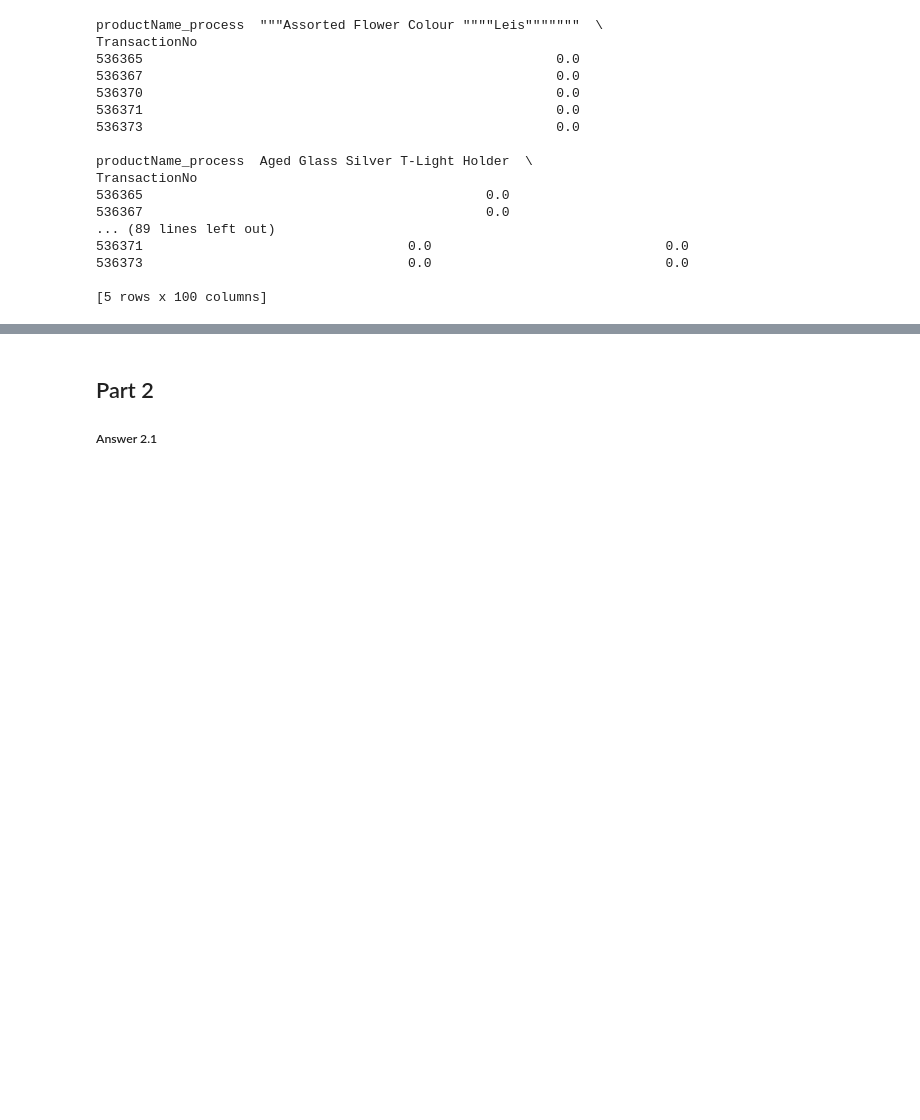
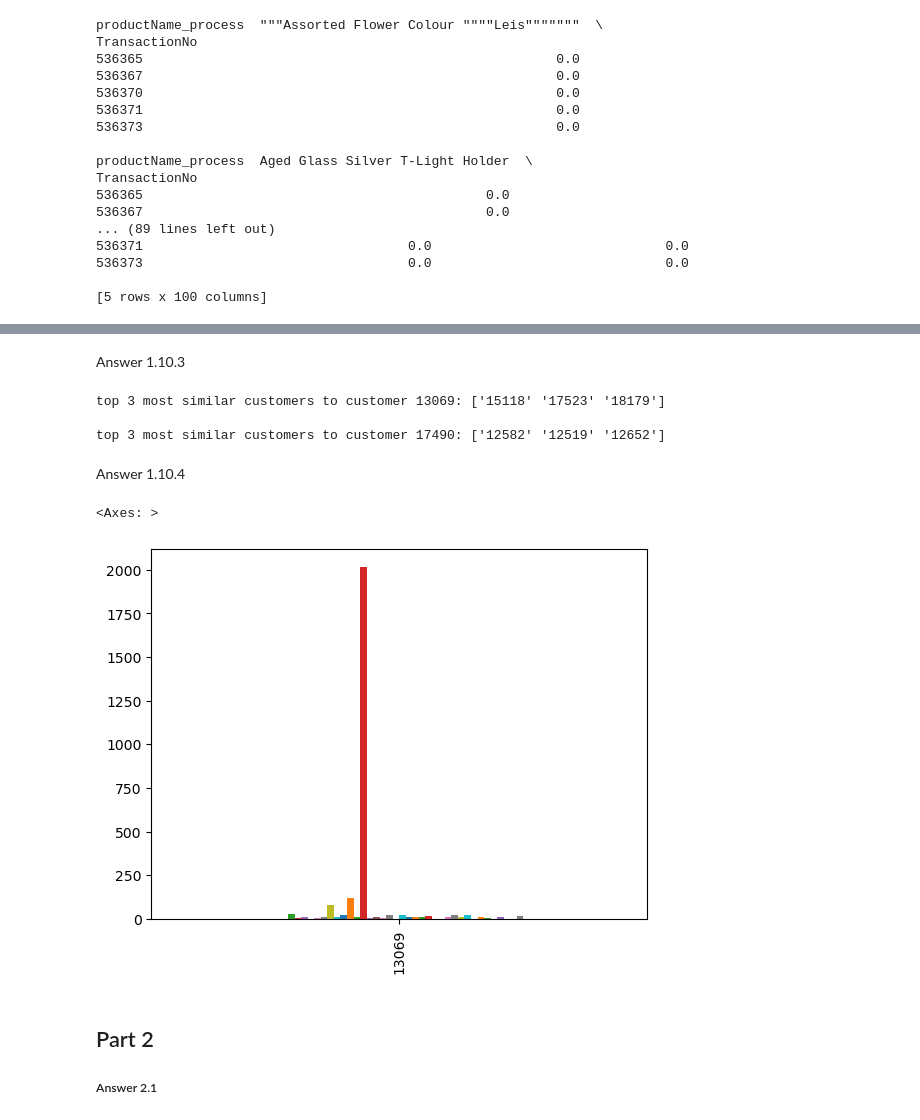
Before and after one commit to VourltazScriptSkid/assignmenttask2, a Jupyter notebook: SIT742AssignmentTask2.ipynb, the cells around one changed output, grey strips where cells are left out. Cells and saved outputs as stored; diff of their text form; code cells hidden in the pictures; blank space fills up the shorter version.

```diff
--- a/SIT742AssignmentTask2.ipynb
+++ b/SIT742AssignmentTask2.ipynb
@@ -36,7 +42,7 @@ spark = SparkSession.builder.appName("SIT742Task2").getOrCreate()
 external_path = os.getcwd()
 
 # define path do data
-data_path = external_path+'/transactionrecord'
+data_path = external_path+'/data/transactionrecord'
 
 # create spark df
 df = spark.read.format("csv").options(header='true', inferSchema='true', delimiter=',').load(data_path)
@@ -568,0 +644,17 @@ rules_3.to_csv('/association_rules_example_3.csv', index=False)
+# %%
+from sklearn.metrics.pairwise import euclidean_distances
+
+# convert to Pandas DataFrame
+customer_product_pd_df = customer_product_df.toPandas().set_index('CustomerNo')
+
+# store customerno index
+idx = customer_product_pd_df.index
+
+# calculate euclidian distances using scikit-learn euclidean_distances | https://scikit-learn.org/0.16/modules/generated/sklearn.metrics.pairwise.euclidean_distances.html
+customer_product_distances_df = pd.DataFrame(euclidean_distances(customer_product_pd_df, customer_product_pd_df), index=idx, columns=idx)
+
+# remove multi-index by setting name to none
+customer_product_distances_df.index.name = None
+
+# display N*N matrix distances
+customer_product_distances_df
@@ -569,3 +675,28 @@ rules_3.to_csv('/association_rules_example_3.csv', index=False)
+# %% [markdown]
+Answer 1.10.3
+# %%
+print(f'top 3 most similar customers to customer 13069: {customer_product_distances_df['13069'].sort_values().iloc[1:4].index.to_numpy()}\n')
+print(f'top 3 most similar customers to customer 17490: {customer_product_distances_df['17490'].sort_values().iloc[1:4].index.to_numpy()}\n')
+# %% [output]
+top 3 most similar customers to customer 13069: ['15118' '17523' '18179']
+
+top 3 most similar customers to customer 17490: ['12582' '12519' '12652']
+# %% [markdown]
+Answer 1.10.4
+# %%
+# review customer 13069 purchases
+customer_13069 = customer_product_pd_df.loc['13069'].to_frame().T
+
+# dataframe of purchased items for customer 13069
+cust_13069_purchased_items = customer_13069[customer_13069.apply(lambda x: x > 0)].dropna(axis=1)
+
+# dataframe of non-purchased items for customer 13069
+cust_13069_non_purchased_items = customer_13069[~customer_13069.apply(lambda x: x > 0)].dropna(axis=1)
+
+cust_13069_purchased_items.plot(kind='bar',legend=False)
+# %% [output]
+<Axes: >
+[figure, added]
 # %% [markdown]
 ## Part 2
 
```
Also changed, not shown: parts of 14 cells of this notebook.
